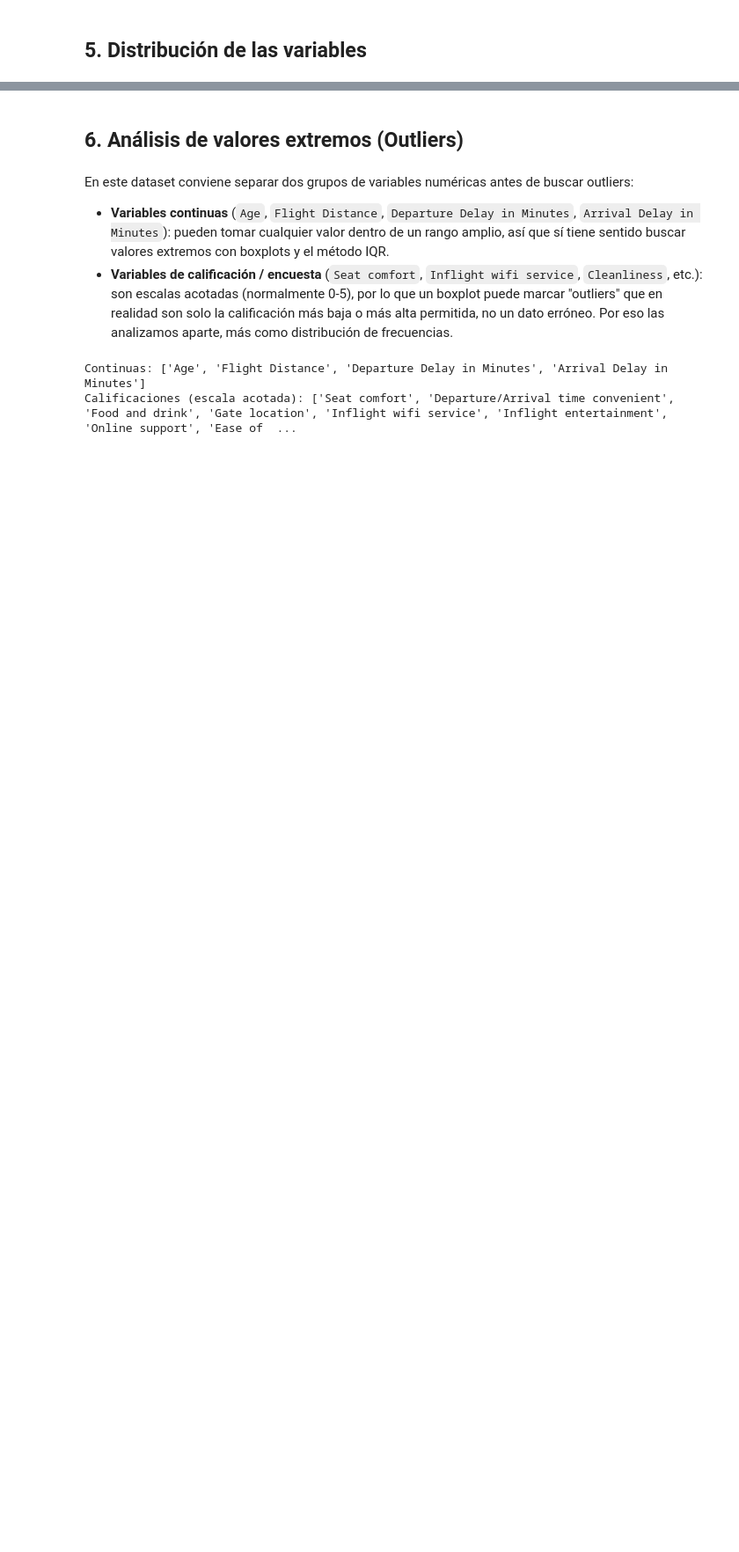
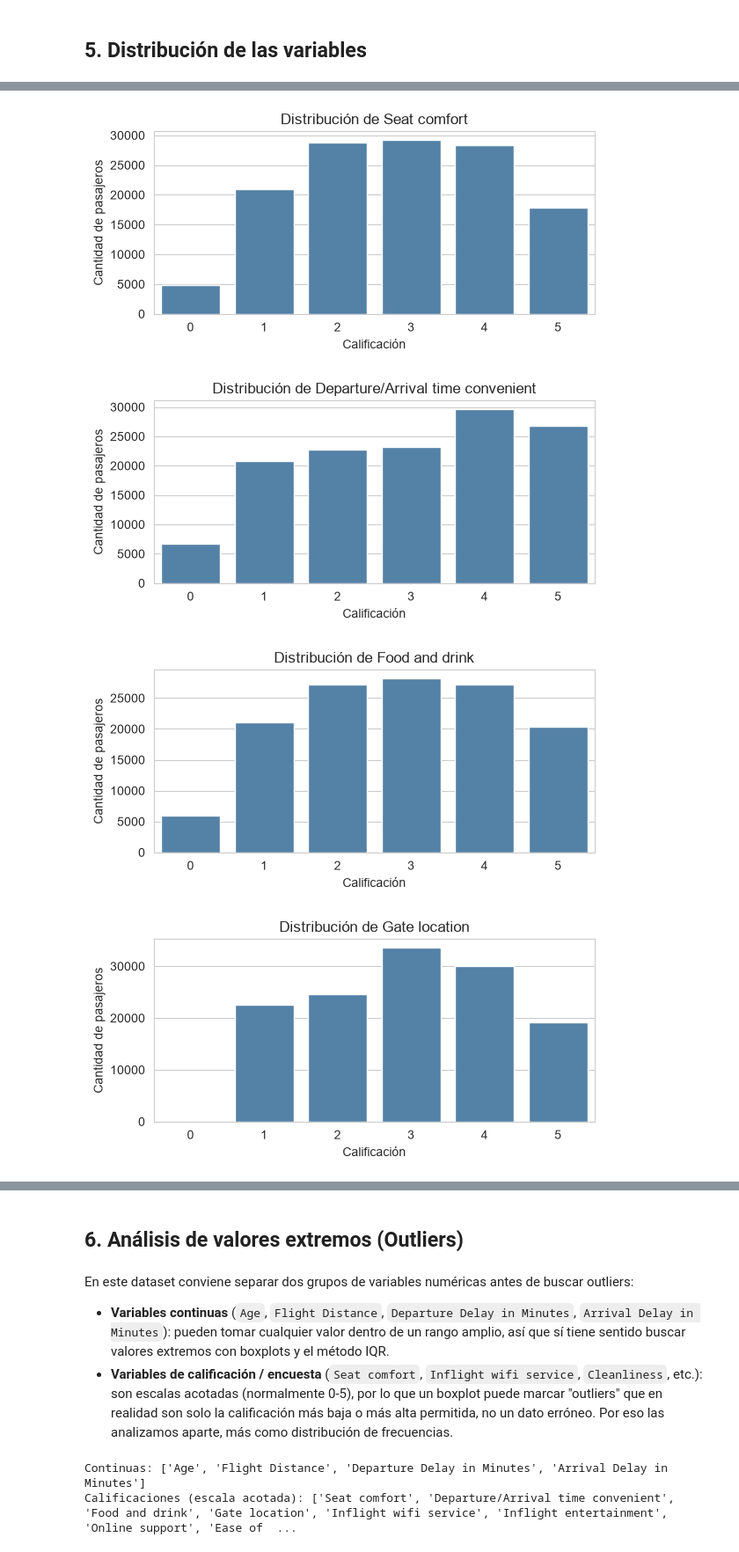
Before and after one commit to crismary-castellanos-stori/up-fds-tp, a Jupyter notebook: TP_EDA.ipynb, the cells around one changed output, grey strips where cells are left out. Shown at 88% size. Cells and saved outputs as stored; diff of their text form; code cells hidden in the pictures; blank space fills up the shorter version.

```diff
--- a/TP_EDA.ipynb
+++ b/TP_EDA.ipynb
@@ -45,0 +164,15 @@ df.head()
+# %%
+# Calificaciones: frecuencia de cada puntaje de la escala
+for col in calificaciones:
+    plt.figure(figsize=(6, 3))
+    sns.countplot(data=df, x=col, order=range(6), color="steelblue")
+    plt.title(f"Distribución de {col}")
+    plt.xlabel("Calificación")
+    plt.ylabel("Cantidad de pasajeros")
+    plt.tight_layout()
+    plt.show()
+# %% [output]
+[figure, added]
+[figure, added]
+[figure, added]
+[figure, added]
```
Also changed, not shown: parts of 11 cells of this notebook.
